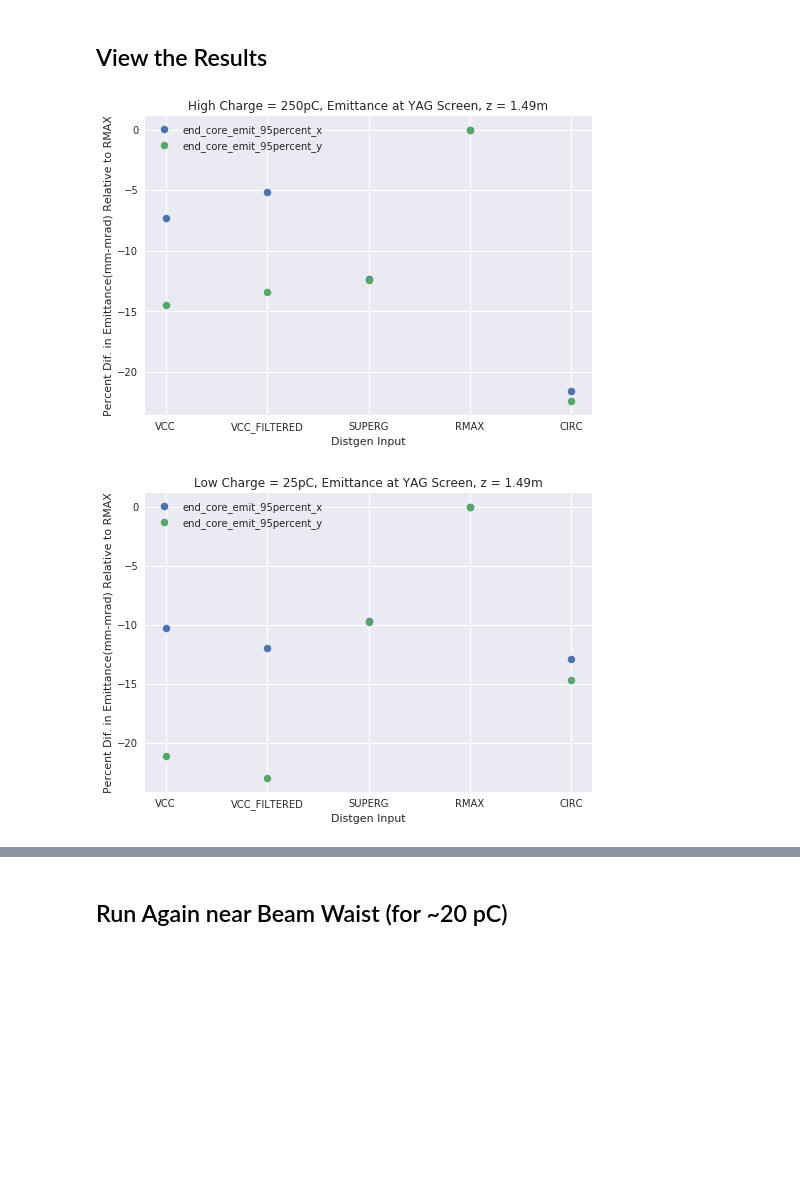
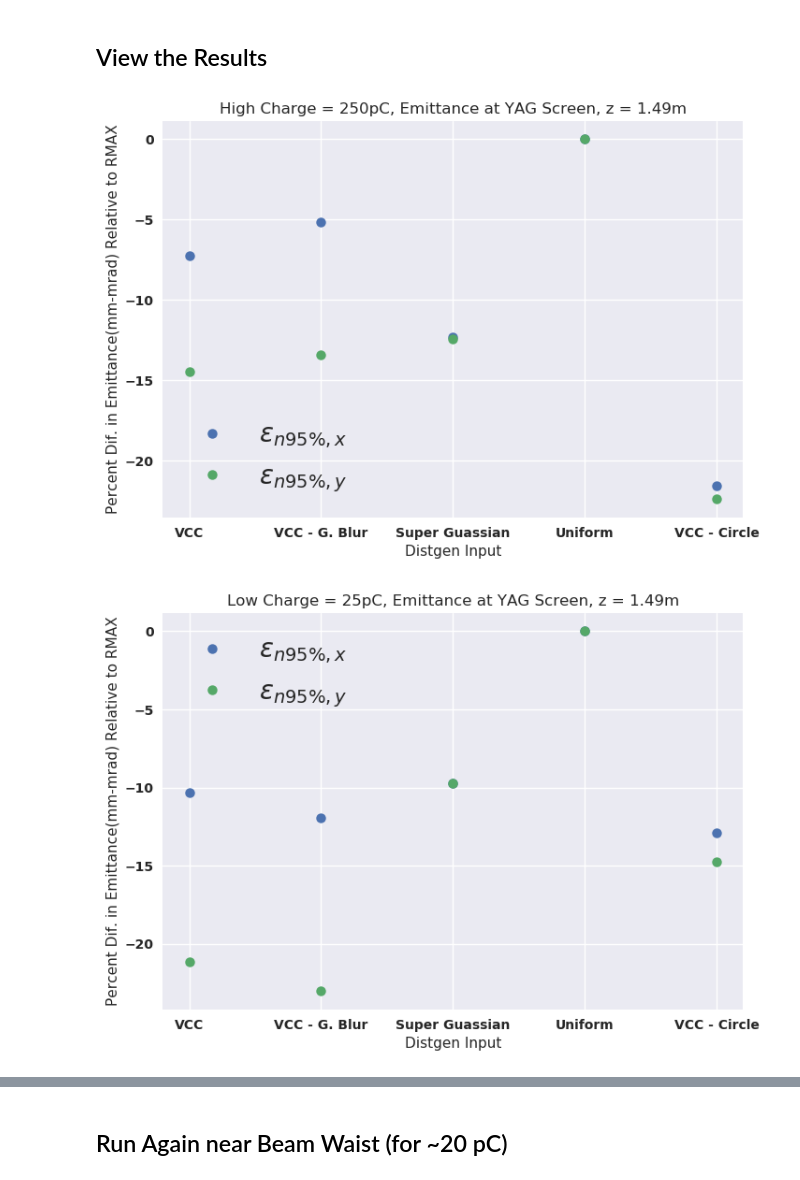
Before and after one commit to slaclab/lcls-sc-inj-surrogate, a Jupyter notebook: paper/AstraParticleInputShapeCompare.ipynb, the cells around one changed output, grey strips where cells are left out. Cells and saved outputs as stored; diff of their text form; code cells hidden in the pictures; blank space fills up the shorter version.

Commit message:
better plotting

```diff
--- a/paper/AstraParticleInputShapeCompare.ipynb
+++ b/paper/AstraParticleInputShapeCompare.ipynb
@@ -10,6 +10,11 @@ from distgen.physical_constants import unit_registry
 from astra.astra_distgen import evaluate_astra_with_distgen
 from pmd_beamphysics.plot import marginal_plot
 import pickle
+font = {'family' : 'normal',
+        'weight' : 'bold',
+        'size'   : 18}
+
+mpl.rc('font', **font)
 # %% [output]
 The autoreload extension is already loaded. To reload it, use:
   %reload_ext autoreload
@@ -82,32 +87,42 @@ with open('charge_scan.pickle', 'wb') as handle:
 print("Done")
 # %% [output]
 Done
+# %%
+emits = ["end_core_emit_95percent_x", "end_core_emit_95percent_y"]
+emit_names = {"end_core_emit_95percent_x": "$\epsilon_{n 95\%, x} $",
+                 "end_core_emit_95percent_y": "$\epsilon_{n 95\%, y} $"}
+
+sizes = ['end_sigma_x', 'end_sigma_y']
+size_names = {'end_sigma_x': "$\sigma_{x}$",
+             'end_sigma_y': "$\sigma_{y}$"}
+
+NAMES = ["VCC", "VCC_FILTERED", "SUPERG", "RMAX", "CIRC"]
+plot_names = ["VCC", "VCC - G. Blur", "Super Guassian", "Uniform", "VCC - Circle"]
 # %% [markdown]
 ## View the Results
 # %%
 norm = {}
-
 for charge in charges:
     d = {}
     for e in emits:
         d[e] = outputs[charge]["RMAX"][e]
     norm[charge] = d
 
 for charge in charges:
     for e in emits:
         em = []
         for name in NAMES:
             em.append(outputs[charge][name][e]/norm[charge][e])
         mpl.style.use('seaborn')
         plt.title(e)
-        plt.plot(NAMES, 100*np.array(em) - 100, '.', label = e, markersize = 15)
-        plt.legend()
+        plt.plot(plot_names, 100*np.array(em) - 100, '.', label = emit_names[e], markersize = 15)
+        plt.legend(fontsize=20)
     plt.xlabel("Distgen Input")
     plt.ylabel("Percent Dif. in Emittance(mm-mrad) Relative to RMAX")
     plt.title(charge + ", Emittance at YAG Screen, z = 1.49m")
     plt.savefig("figures/" + charge.split(" ")[0] + "_charge_emit.png")
     plt.show()
 # %% [output]
-[figure, old version]
+[figure, new version]
-[figure, old version]
+[figure, new version]
 # %%
```
Also changed, not shown: parts of 5 cells of this notebook, 12 other files.
